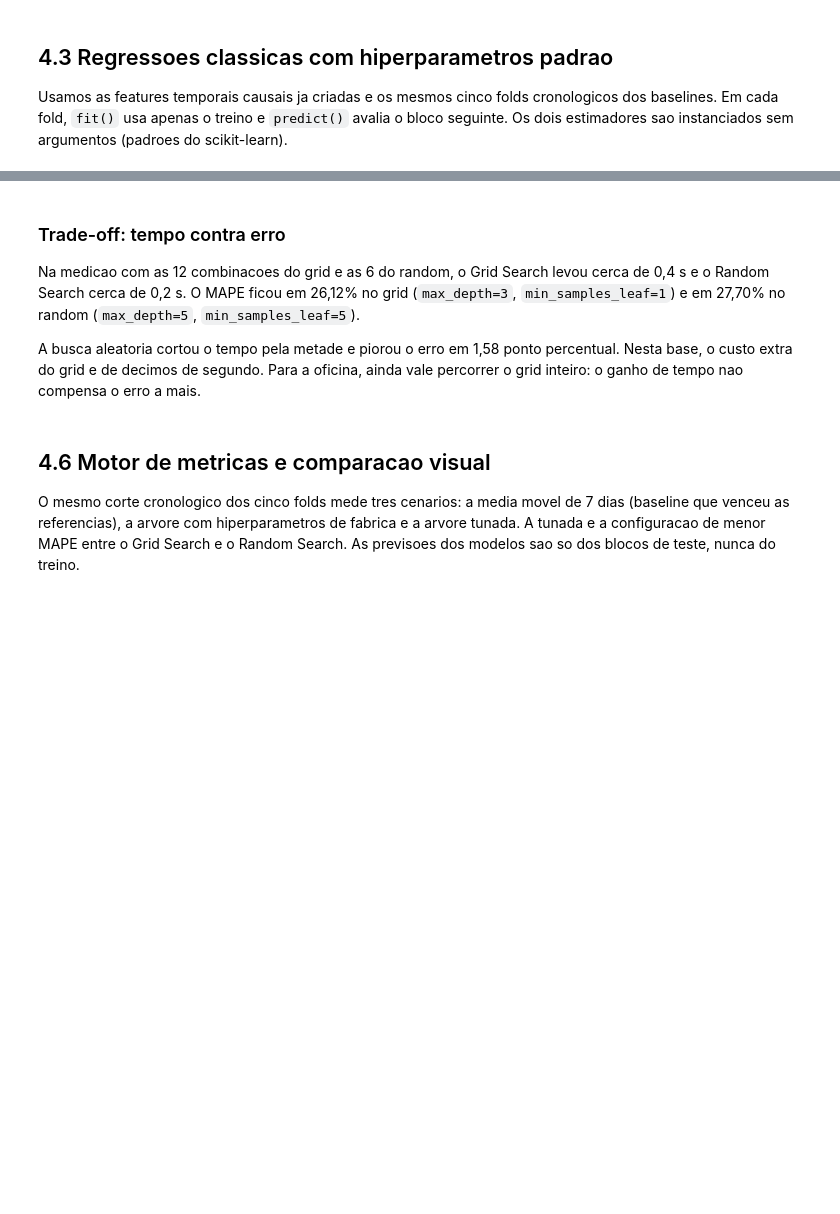
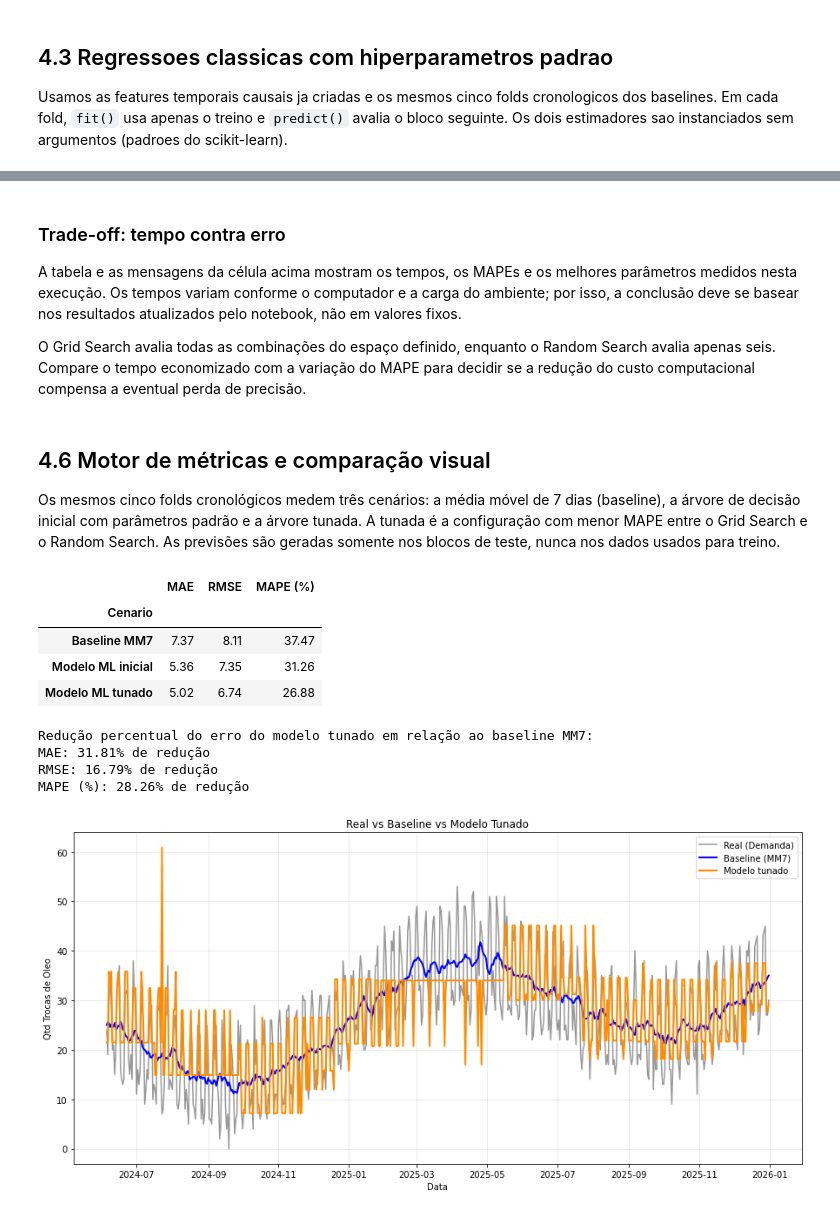
Before and after one commit to Henrique-Estrela/mecaniQA-joao-pessoa, a Jupyter notebook: mecaniqa_joao_pessoa.ipynb, the cells around one changed output, grey strips where cells are left out. Cells and saved outputs as stored; diff of their text form; code cells hidden in the pictures; blank space fills up the shorter version.

Commit message:
fix - modificações para a oat 3

```diff
--- a/mecaniqa_joao_pessoa.ipynb
+++ b/mecaniqa_joao_pessoa.ipynb
@@ -547,23 +531,22 @@ def scorer_mape_sem_zeros(estimator, X_valid, y_valid):
 
 cv_grid = TimeSeriesSplit(n_splits=5)
 grid_search = GridSearchCV(
-    estimator=DecisionTreeRegressor(),
+    estimator=DecisionTreeRegressor(random_state=42),
     param_grid=parametros_arvore,
     scoring=scorer_mape_sem_zeros,
     cv=cv_grid,
     refit=True,
-    n_jobs=-1,
+    n_jobs=1,
 )
 grid_search.fit(X, y)
 print('best_params_:', grid_search.best_params_)
-print(f'MAPE medio da arvore padrao: {comparacao_erros.loc["Arvore de Decisao", "MAPE medio (%)"]:.2f}%')
-print(f'MAPE medio da melhor configuracao (GridSearchCV): {-grid_search.best_score_ * 100:.2f}%')
+mape_arvore_inicial = comparacao_erros.loc['Arvore de Decisao', 'MAPE medio (%)']
+mape_otimizado = -grid_search.best_score_
+print(f'MAPE medio da arvore padrao: {mape_arvore_inicial:.2f}%')
+print(f'MAPE medio da melhor configuracao (GridSearchCV): {mape_otimizado:.2f}%')
 
-mape_semana_passada = comparacao_erros.loc['Regressao Linear', 'MAPE medio (%)']
-mape_otimizado = -grid_search.best_score_ * 100
-reducao_percentual = (mape_semana_passada - mape_otimizado) / mape_semana_passada * 100
-print(f'MAPE da Regressao Linear padrao (semana passada): {mape_semana_passada:.2f}%')
+reducao_percentual = (mape_arvore_inicial - mape_otimizado) / mape_arvore_inicial * 100
 if reducao_percentual > 0:
-    print(f'Reducao do erro percentual vs. semana passada: {reducao_percentual:.2f}%')
+    print(f'Redução do MAPE vs. árvore padrão: {reducao_percentual:.2f}%')
 else:
-    print(f'Nao houve reducao vs. semana passada; o MAPE aumentou {abs(reducao_percentual):.2f}%.')
+    print(f'Não houve redução vs. árvore padrão; o MAPE aumentou {abs(reducao_percentual):.2f}%.')
@@ -614,18 +630,18 @@ print(f'Diferenca: o Random ficou {tempo_grid - tempo_random:.2f} s mais rapido
 # %% [markdown]
 ### Trade-off: tempo contra erro
 
-Na medicao com as 12 combinacoes do grid e as 6 do random, o Grid Search levou cerca de 0,4 s e o Random Search cerca de 0,2 s. O MAPE ficou em 26,12% no grid (`max_depth=3`, `min_samples_leaf=1`) e em 27,70% no random (`max_depth=5`, `min_samples_leaf=5`).
+A tabela e as mensagens da célula acima mostram os tempos, os MAPEs e os melhores parâmetros medidos nesta execução. Os tempos variam conforme o computador e a carga do ambiente; por isso, a conclusão deve se basear nos resultados atualizados pelo notebook, não em valores fixos.
 
-A busca aleatoria cortou o tempo pela metade e piorou o erro em 1,58 ponto percentual. Nesta base, o custo extra do grid e de decimos de segundo. Para a oficina, ainda vale percorrer o grid inteiro: o ganho de tempo nao compensa o erro a mais.
+O Grid Search avalia todas as combinações do espaço definido, enquanto o Random Search avalia apenas seis. Compare o tempo economizado com a variação do MAPE para decidir se a redução do custo computacional compensa a eventual perda de precisão.
 # %% [markdown]
-## 4.6 Motor de metricas e comparacao visual
+## 4.6 Motor de métricas e comparação visual
 
-O mesmo corte cronologico dos cinco folds mede tres cenarios: a media movel de 7 dias (baseline que venceu as referencias), a arvore com hiperparametros de fabrica e a arvore tunada. A tunada e a configuracao de menor MAPE entre o Grid Search e o Random Search. As previsoes dos modelos sao so dos blocos de teste, nunca do treino.
+Os mesmos cinco folds cronológicos medem três cenários: a média móvel de 7 dias (baseline), a árvore de decisão inicial com parâmetros padrão e a árvore tunada. A tunada é a configuração com menor MAPE entre o Grid Search e o Random Search. As previsões são geradas somente nos blocos de teste, nunca nos dados usados para treino.
 # %%
-def previsao_fora_da_amostra(parametros):
+def previsao_fora_da_amostra(criar_modelo):
     pred = pd.Series(index=y.index, dtype=float)
     for train_index, test_index in TimeSeriesSplit(n_splits=5).split(X):
-        modelo = DecisionTreeRegressor(random_state=42, **parametros)
+        modelo = criar_modelo()
         modelo.fit(X.iloc[train_index], y.iloc[train_index])
         pred.iloc[test_index] = modelo.predict(X.iloc[test_index])
     return pred
@@ -634,35 +650,58 @@ if grid_comparavel.best_score_ >= busca_aleatoria.best_score_:
     params_tunado = grid_comparavel.best_params_
 else:
     params_tunado = busca_aleatoria.best_params_
 
-pred_inicial = previsao_fora_da_amostra({})
-pred_tunado = previsao_fora_da_amostra(params_tunado)
+pred_inicial = previsao_fora_da_amostra(DecisionTreeRegressor)
+pred_tunado = previsao_fora_da_amostra(
+    lambda: DecisionTreeRegressor(random_state=42, **params_tunado)
+)
 indice = pred_tunado.dropna().index
 real = y.loc[indice]
 base_mm7 = dados_com_features.loc[indice, 'Trocas_Oleo_Rolling_Mean_7']
 
 linhas = []
 for nome, previsto in [
     ('Baseline MM7', base_mm7),
     ('Modelo ML inicial', pred_inicial.loc[indice]),
     ('Modelo ML tunado', pred_tunado.loc[indice]),
 ]:
     mae, rmse, mape = metricas_erro(real, previsto)
     linhas.append({'Cenario': nome, 'MAE': mae, 'RMSE': rmse, 'MAPE (%)': mape})
 
 motor_metricas = pd.DataFrame(linhas).set_index('Cenario')
 display(motor_metricas.round(2))
 
+ganhos_tunado = (motor_metricas.loc['Baseline MM7'] - motor_metricas.loc['Modelo ML tunado']) / motor_metricas.loc['Baseline MM7'] * 100
+print('\nRedução percentual do erro do modelo tunado em relação ao baseline MM7:')
+for metrica, ganho in ganhos_tunado.items():
+    if ganho > 0:
+        print(f'{metrica}: {ganho:.2f}% de redução')
+    elif ganho < 0:
+        print(f'{metrica}: aumento de {abs(ganho):.2f}% (o baseline foi melhor)')
+    else:
+        print(f'{metrica}: mesmo erro do baseline')
+
 plt.figure(figsize=(15, 7))
 plt.plot(real, label='Real (Demanda)', color='black', alpha=0.4)
 plt.plot(base_mm7, label='Baseline (MM7)', color='blue', linewidth=2)
 plt.plot(pred_tunado.loc[indice], label='Modelo tunado', color='darkorange', linewidth=2)
 plt.title('Real vs Baseline vs Modelo Tunado')
 plt.xlabel('Data')
 plt.ylabel('Qtd Trocas de Oleo')
 plt.legend()
 plt.grid(True, alpha=0.3)
 plt.show()
+# %% [output]
+|  | MAE | RMSE | MAPE (%) |
+| Cenario |  |  |  |
+| Baseline MM7 | 7.37 | 8.11 | 37.47 |
+| Modelo ML inicial | 5.36 | 7.35 | 31.26 |
+| Modelo ML tunado | 5.02 | 6.74 | 26.88 |
+Redução percentual do erro do modelo tunado em relação ao baseline MM7:
+MAE: 31.81% de redução
+RMSE: 16.79% de redução
+MAPE (%): 28.26% de redução
+[figure, added]
 # %% [markdown]
 ## 5. Resumo da Entrega Técnica
 
```
Also changed, not shown: parts of 9 cells of this notebook, 2 other files.
